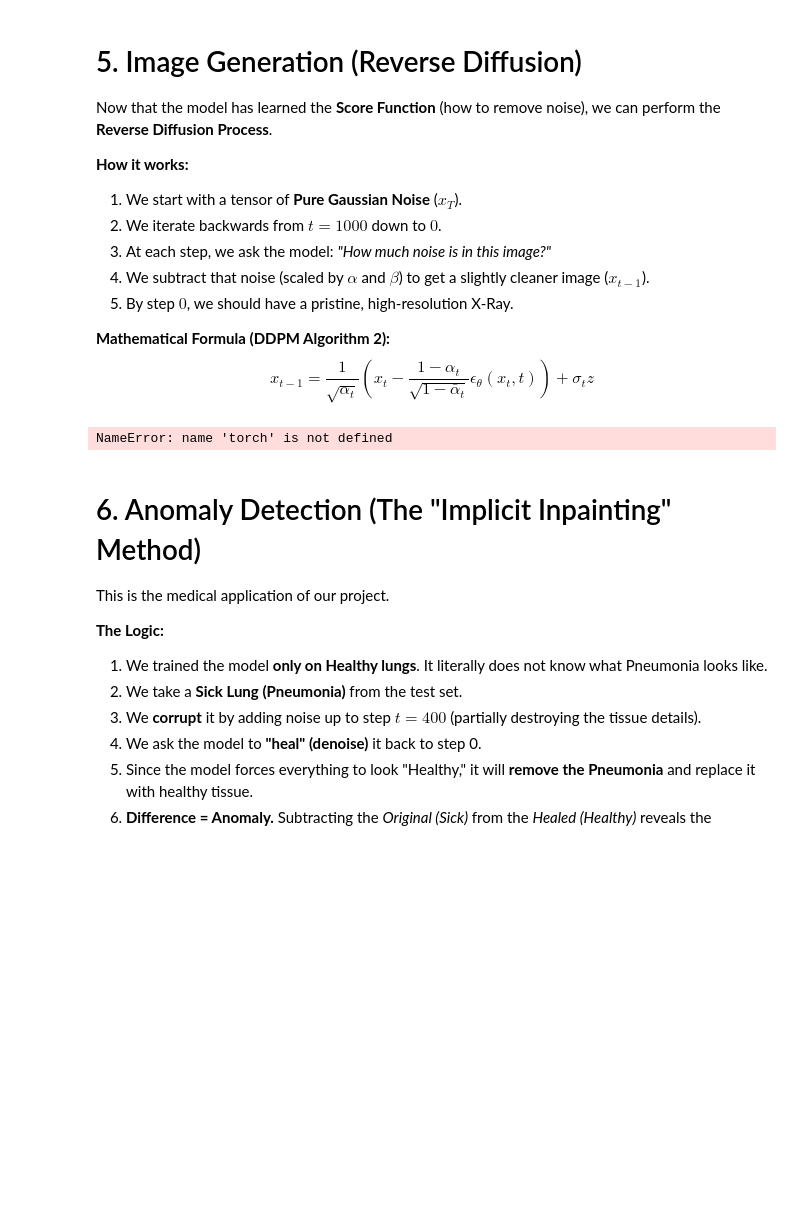
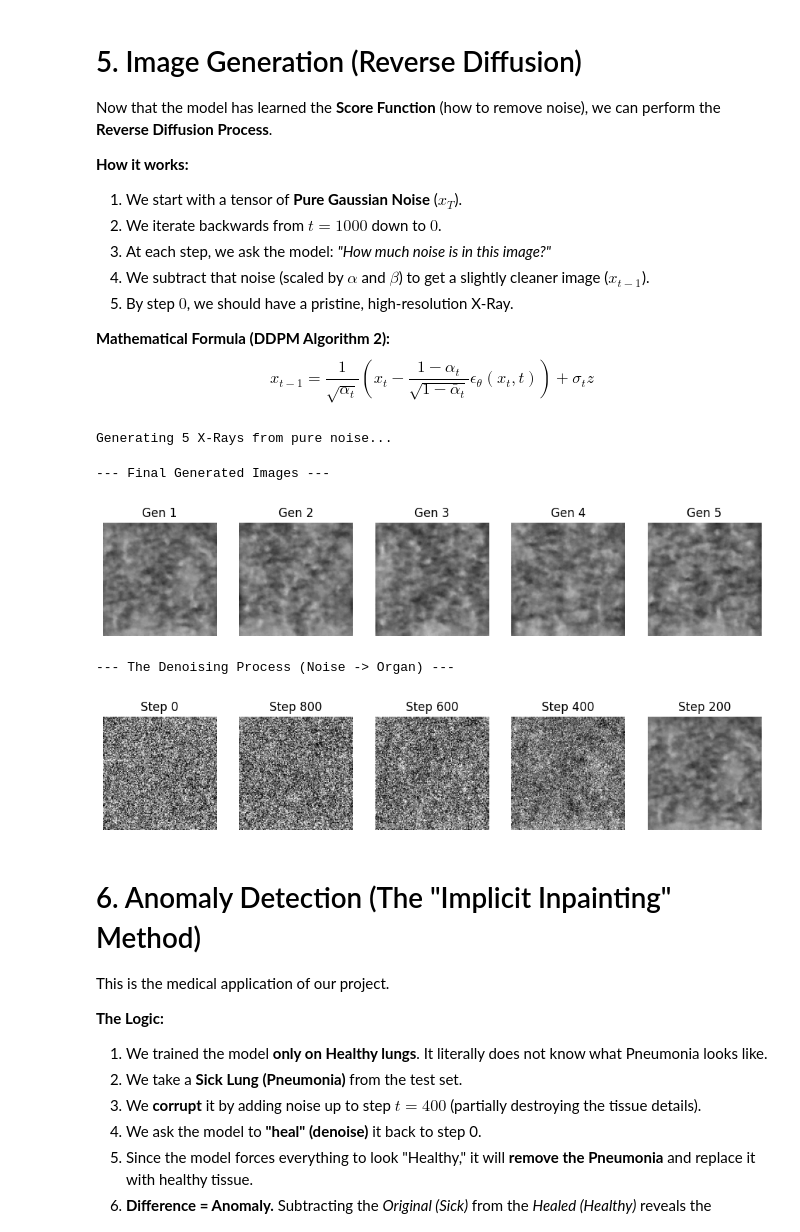
Before and after one commit to MPSVIRAJ/pneumonia-diffusion-anomaly-detection, a Jupyter notebook: pneumonia_diffusion_anomaly_detection_ddpm_ddim_V1.1.ipynb, the cells around one changed output. Saved outputs shown, nothing was run; the diff lists cells and outputs as text; code cells hidden in the pictures; blank space fills up the shorter version.

```diff
--- a/pneumonia_diffusion_anomaly_detection_ddpm_ddim_V1.1.ipynb
+++ b/pneumonia_diffusion_anomaly_detection_ddpm_ddim_V1.1.ipynb
@@ -427,7 +454,7 @@ $$x_{t-1} = \frac{1}{\sqrt{\alpha_t}} \left( x_t - \frac{1 - \alpha_t}{\sqrt{1 -
 
 @torch.no_grad() # Update PyTorch to not to compute gradients as this is not trainign process
 
-def generate_samples(model, device, alphas_cumprod, betas, n_samples=5, img_size=64, t_steps=1000):
+def generate_samples(model, device, alphas_cumprod, betas, n_samples=5, img_size=128, t_steps=1000):
     """
     Generates new images from pure noise using the trained model.
     """
@@ -438,7 +465,13 @@ def generate_samples(model, device, alphas_cumprod, betas, n_samples=5, img_size
     x = torch.randn(n_samples, 1, img_size, img_size).to(device)
 
     # Pre-calculate alphas for the specific formula
+    # Move calculations to the correct device to ensure all tensors are on the same device (CPU or GPU)
+    betas = betas.to(device)
+    alphas_cumprod = alphas_cumprod.to(device)
+
     alphas = 1.0 - betas
+    alphas_cumprod_prev = torch.cat([torch.ones(1, device=device), alphas_cumprod[:-1]])
+    posterior_variance = betas * (1.0 - alphas_cumprod_prev) / (1.0 - alphas_cumprod)
 
     # Store snapshots to visualize the "healing" process
     snapshots = []
@@ -463,8 +496,14 @@ def generate_samples(model, device, alphas_cumprod, betas, n_samples=5, img_size
             noise = torch.zeros_like(x) # No noise added at the final step
 
         # Remove predicted noise and add a tiny bit of Langevin noise (DDPM reverse update)
-        x = (1 / torch.sqrt(alpha)) * (x - ((1 - alpha) / (torch.sqrt(1 - alpha_cumprod))) * predicted_noise) # compute the mean (denoising)
-        x = x + torch.sqrt(beta) * noise # Add randomness (stochasticity)
+        # Calculate the mean
+        mean = (1.0 / torch.sqrt(alpha)) * (x - ((1.0 - alpha) / torch.sqrt(1.0 - alpha_cumprod)) * predicted_noise)
+
+        # Calculate the variance
+        sigma = torch.sqrt(posterior_variance[i])
+
+        # Combine mean and variance to get the healed image
+        x = mean + sigma * noise # Add randomness (stochasticity)
 
         # Stability Clamp (keep the sample stable and prevent out of range intensity spickes)
         x = torch.clamp(x, -1.0, 1.0)
@@ -479,34 +518,38 @@ def generate_samples(model, device, alphas_cumprod, betas, n_samples=5, img_size
     plt.figure(figsize=(12, 4))
     print("\n--- Final Generated Images ---")
     for k in range(n_samples):
         plt.subplot(1, n_samples, k+1)
         img = x[k].cpu().squeeze().numpy()
         plt.imshow(img, cmap='gray', vmin=-1, vmax=1)
         plt.axis('off')
         plt.title(f"Gen {k+1}")
     plt.show()
 
     # Show Denoising Process (Animation Strip)
     plt.figure(figsize=(12, 3))
     print("\n--- The Denoising Process (Noise -> Organ) ---")
     num_snaps = len(snapshots)
     for k, snap in enumerate(snapshots):
         plt.subplot(1, num_snaps, k+1)
         plt.imshow(snap.squeeze().numpy(), cmap='gray', vmin=-1, vmax=1)
         plt.axis('off')
         # Calculate step number based on index
         step_label = t_steps - (k * (t_steps // 5))
         if step_label == t_steps: step_label = 0 # Fix label for last one
         plt.title(f"Step {step_label}")
     plt.show()
 
     return x
 
 # --- EXECUTE GENERATION ---
 # Note: We use 'alphas_cumprod' and 'betas' returned from the training cell!
 generated_xrays = generate_samples(model, device, alphas_cumprod, betas, n_samples=5, img_size=IMG_SIZE)
 # %% [output]
-NameError: name 'torch' is not defined
+Generating 5 X-Rays from pure noise...
+--- Final Generated Images ---
+[figure, added]
+--- The Denoising Process (Noise -> Organ) ---
+[figure, added]
 # %% [markdown]
 # 6. Anomaly Detection (The "Implicit Inpainting" Method)
 
```
Also changed, not shown: parts of 8 cells of this notebook.
